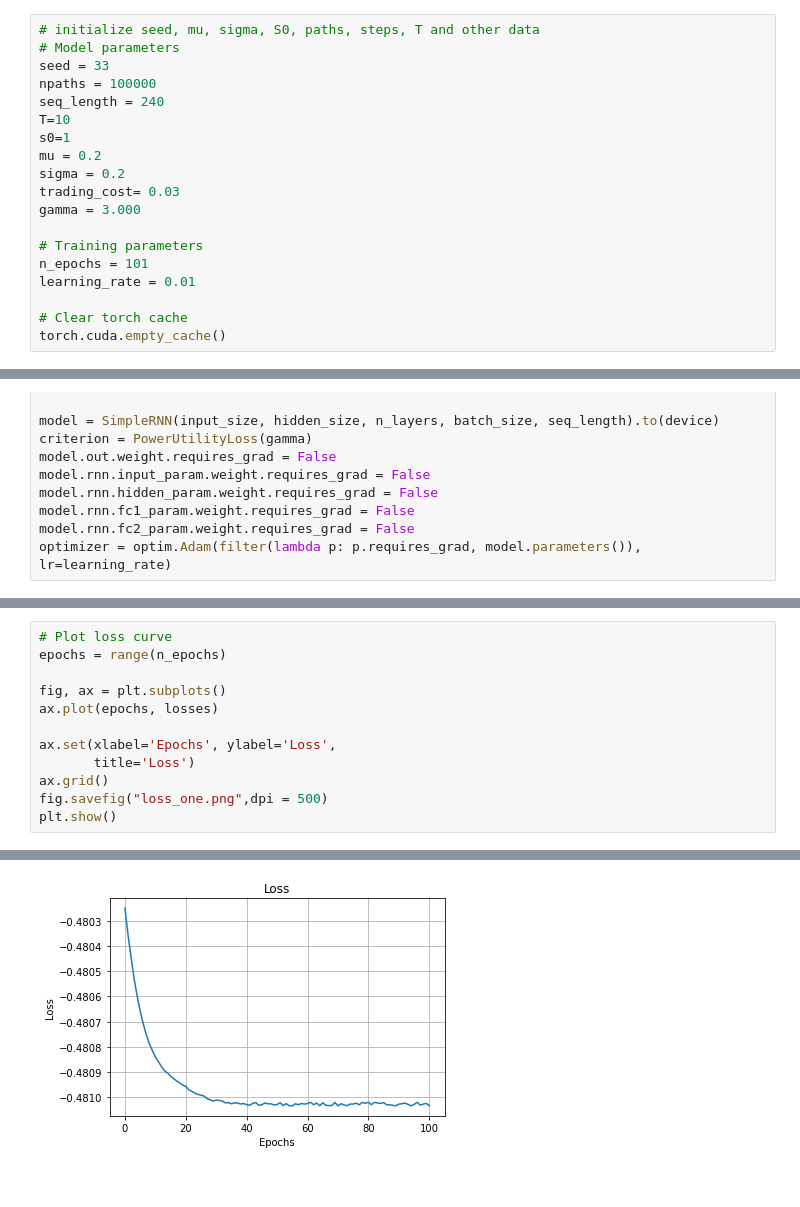
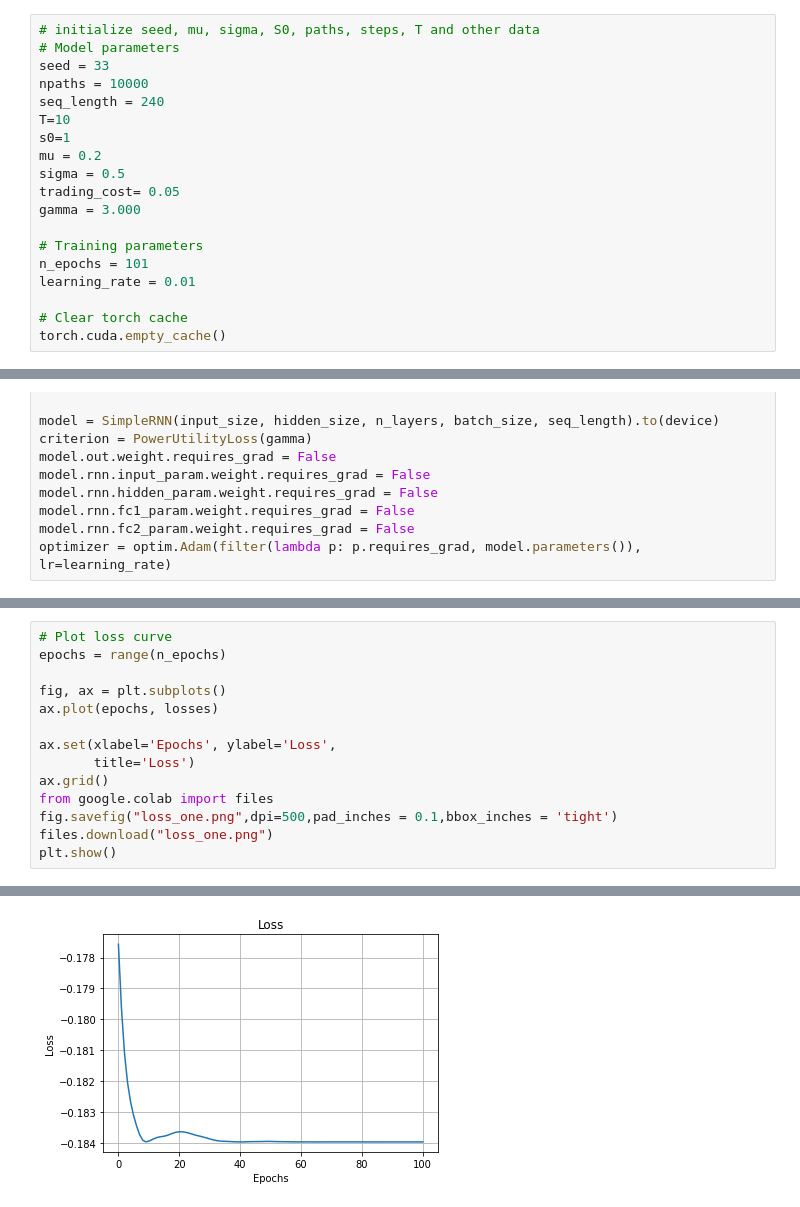
Before and after one commit to jsxzliran/TransactionCost, a Jupyter notebook: OneStockTradingCost-2parameter.ipynb, the cells around one changed output, grey strips where cells are left out. Drawn from its saved outputs; the diff is of its cells as text.

```diff
--- a/OneStockTradingCost-2parameter.ipynb
+++ b/OneStockTradingCost-2parameter.ipynb
@@ -14,13 +20,13 @@ device = torch.device("cuda:0" if torch.cuda.is_available() else "cpu")
 # initialize seed, mu, sigma, S0, paths, steps, T and other data
 # Model parameters
 seed = 33
-npaths = 100000
+npaths = 10000
 seq_length = 240
 T=10
 s0=1
 mu = 0.2
-sigma = 0.2
-trading_cost= 0.03
+sigma = 0.5
+trading_cost= 0.05
 gamma = 3.000
 
 # Training parameters
@@ -234,6 +240,8 @@ ax.plot(epochs, losses)
 ax.set(xlabel='Epochs', ylabel='Loss',
        title='Loss')
 ax.grid()
-fig.savefig("loss_one.png",dpi = 500)
+from google.colab import files
+fig.savefig("loss_one.png",dpi=500,pad_inches = 0.1,bbox_inches = 'tight')
+files.download("loss_one.png")
 plt.show()
 # %% [output]
@@ -240,4 +250,4 @@ plt.show()
-[figure, old version]
+[figure, new version]
 # %%
 # have a look at learned parameters
 for name, param in model.named_parameters():
```
Also changed, not shown: parts of 9 cells of this notebook, 1 other file.
